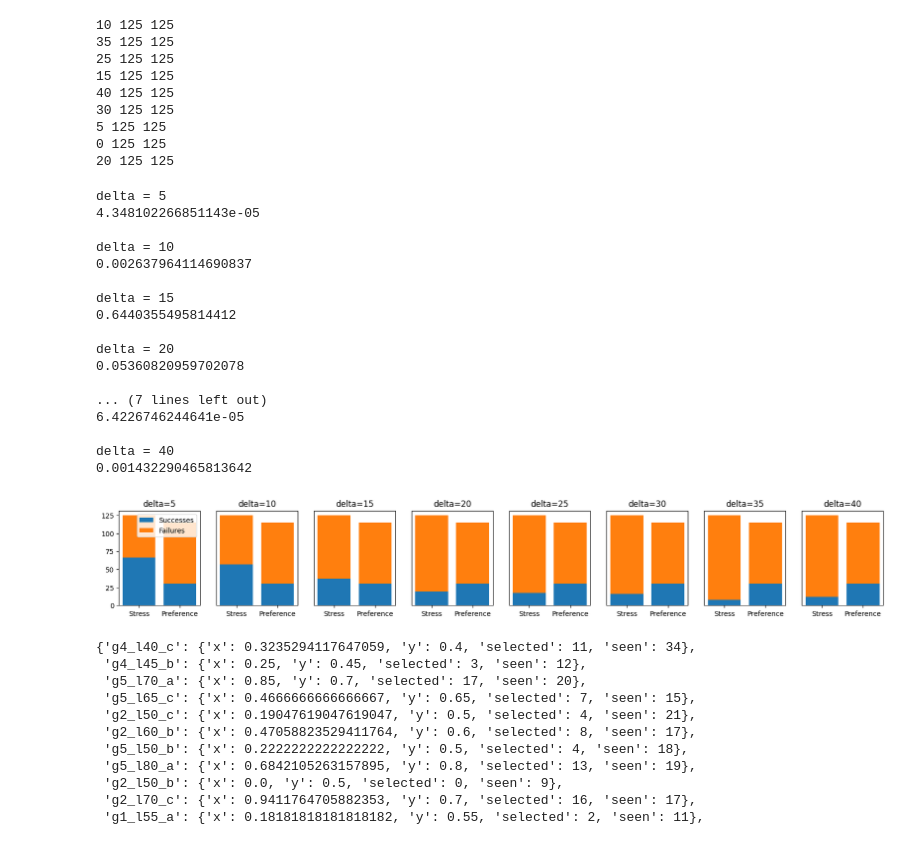
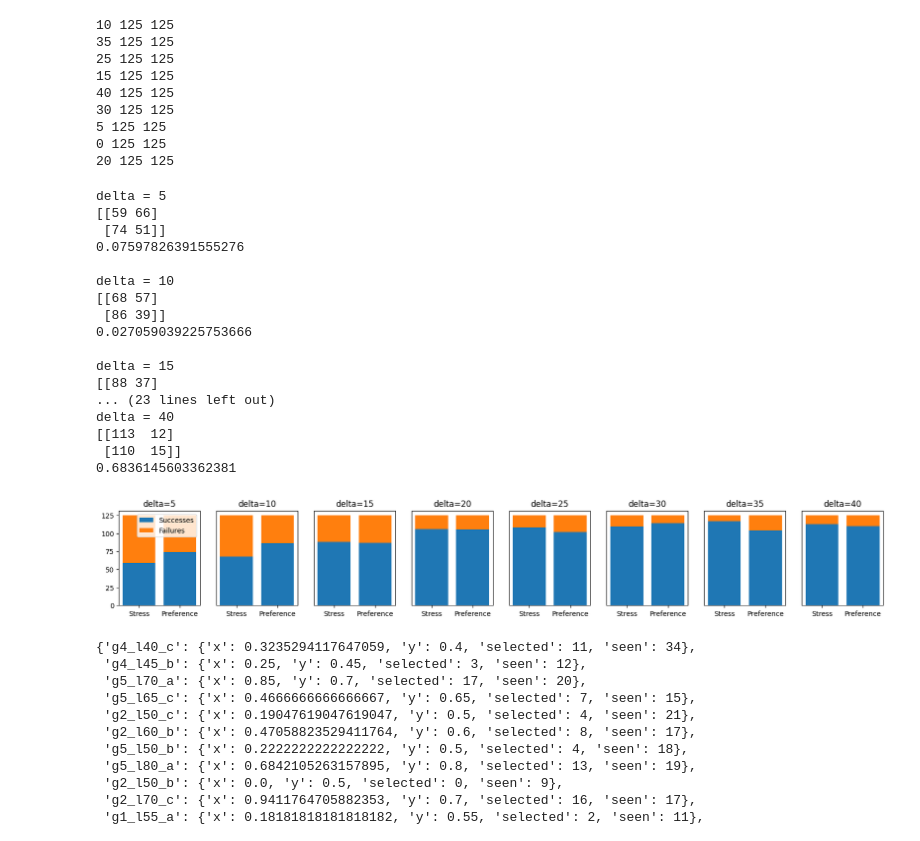
Before and after one commit to JacobLMiller/stress-preference, a Jupyter notebook: data_to_json.ipynb, the cells around one changed output. Cells and saved outputs as stored; diff of their text form; code cells hidden in the pictures.

```diff
--- a/data_to_json.ipynb
+++ b/data_to_json.ipynb
@@ -78,6 +84,11 @@ for p in data:
             'time': json.loads(p[f'time{n}']),
             'accuracy': json.loads(p[f'accuracy{n}'])
         }
+        for i,d in enumerate(p[n]['drawings']):
+            d1,d2 = d
+            n1 = int(d1.split("_")[1].replace("l",""))
+            n2 = int(d2.split("_")[1].replace("l",""))
+            if n1 - n2 == 0: p[n]['accuracy'][i] = -1
 
 with open("json_data/stress_expert-cleaned.json", 'w') as fdata:
     json.dump(data,fdata,indent=4)
@@ -153,7 +174,17 @@ combined = dict()
 
 for k1 in stresstest.keys():
     if k1 in preftest:
-        combined[str(k1)] = {
+        combined[k1] = {
             "stress": stresstest[k1],
             "preference": preftest[k1]
         }
+# %%
+stressvpref = defaultdict(float)
+for dpair in combined.keys():
+    gd_response = combined[dpair]['stress']
+    pref_response = combined[dpair]['preference']
+    frac = 0
+    for gdr in gd_response:
+        for prr in pref_response:
+            if gdr == prr: frac += 1
+    stressvpref[dpair] = frac / (len(gd_response) * len(pref_response))
@@ -159,0 +232,5 @@ for k1 in stresstest.keys():
+# %%
+from scipy.stats import pearsonr
+x = np.array([x for x in stressvpref.values()],dtype=np.float32)
+y = np.array([get_delta(d1,d2) for d1,d2 in stressvpref.keys()],dtype=np.float32)
+pearsonr(x,y)
@@ -242,47 +327,48 @@ for delta, ax in zip(range(5,41,5), axes):
     stress0 = stressdelta[delta].count(0)
     stress1 = stressdelta[delta].count(1)
     pref0   = prefdelta[delta].count(0)
     pref1   = prefdelta[delta].count(1)
 
     ctable = np.array([
-        [stress0, stress1],
-        [pref0, pref1]
+        [stress1, stress0],
+        [pref1, pref0]
     ])
+    print(ctable)
 
     res = chi2_contingency(ctable)
     print(res.pvalue)
     print()
 
     draw(ctable,ax)
     ax.set_title(f"delta={delta}")
 
 ax = axes[0]
 ax.set_yticks(np.linspace(0,125,6,dtype=int))
 ax.legend()
 
 
 
 fig.set_size_inches(20,20/8)
 fig.savefig("test.png")
 # %% [output]
 delta = 5
-4.348102266851143e-05
+[[59 66]
+ [74 51]]
+0.07597826391555276
 
 delta = 10
-0.002637964114690837
+[[68 57]
+ [86 39]]
+0.027059039225753666
 
 delta = 15
-0.6440355495814412
-
-delta = 20
-0.05360820959702078
-
-... (7 lines left out)
-6.4226746244641e-05
-
+[[88 37]
+... (23 lines left out)
 delta = 40
-0.001432290465813642
+[[113  12]
+ [110  15]]
+0.6836145603362381
-[figure, old version]
+[figure, new version]
 # %%
 xy = {key: {
     'x': val.real / val.imag,
```
Also changed, not shown: parts of 14 cells of this notebook, 3 other files.
